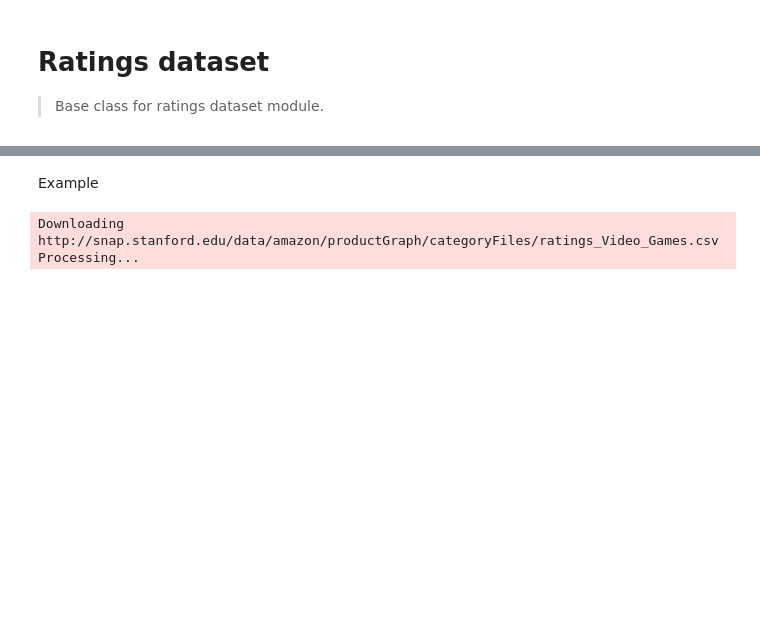
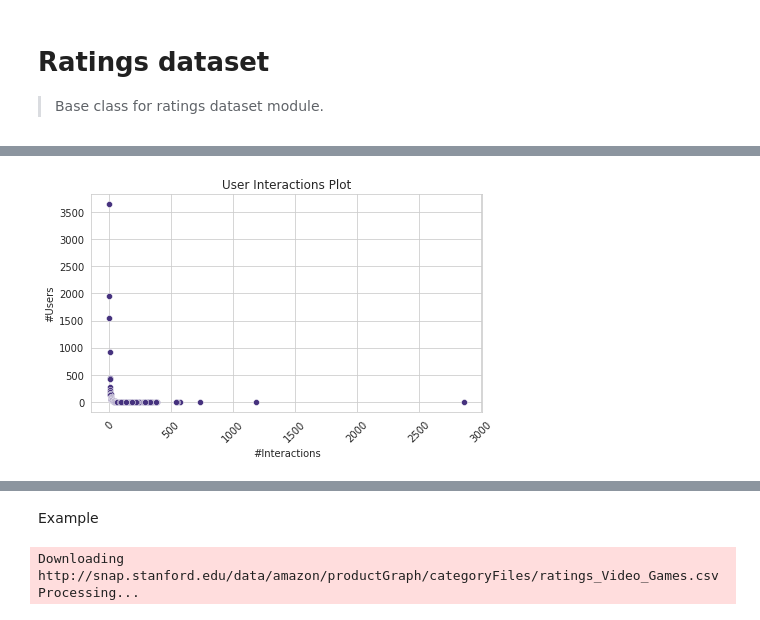
Before and after one commit to recohut/recohut, a Jupyter notebook: nbs/datasets/bases/datasets.bases.ratings.ipynb, the cells around one changed output, grey strips where cells are left out. Drawn from its saved outputs; the diff is of its cells as text; code cells hidden in the pictures; blank space fills up the shorter version.

```diff
--- a/nbs/datasets/bases/datasets.bases.ratings.ipynb
+++ b/nbs/datasets/bases/datasets.bases.ratings.ipynb
@@ -21,0 +122,4 @@ from recohut.datasets.bases.common import Dataset
+# %%
+ds.plot_user_interaction_counts()
+# %% [output]
+[figure, added]
```
Also changed, not shown: parts of 13 cells of this notebook.
